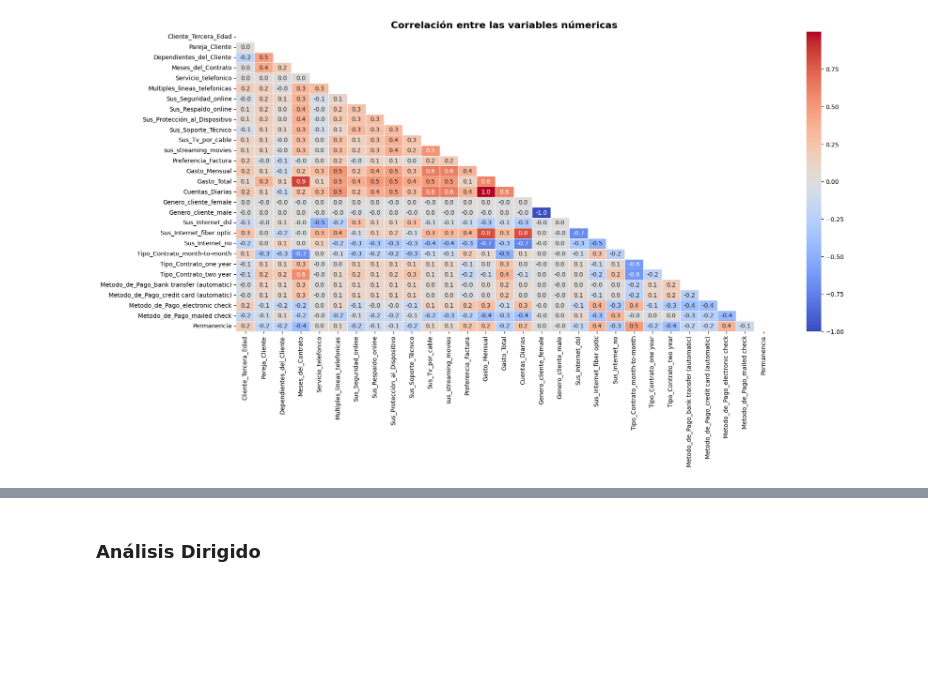
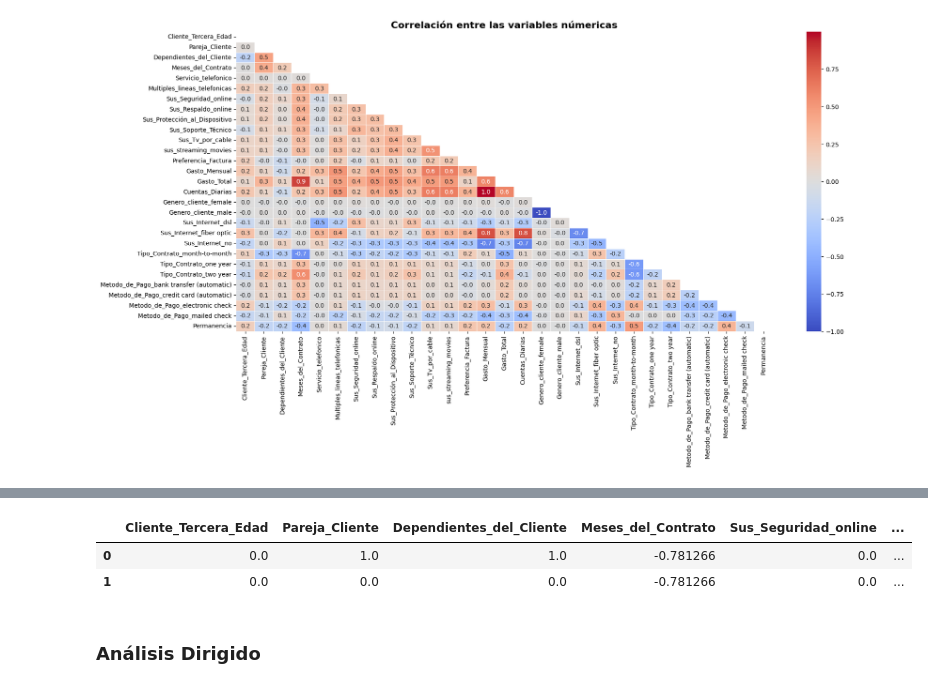
Before and after one commit to CarloR04/Challenge-Telcom_X_2, a Jupyter notebook: Telcom_X_part_2.ipynb, the cells around one changed output, grey strips where cells are left out. Cells and saved outputs as stored; diff of their text form; code cells hidden in the pictures; blank space fills up the shorter version.

```diff
--- a/Telcom_X_part_2.ipynb
+++ b/Telcom_X_part_2.ipynb
@@ -279,0 +310,15 @@ Name: Permanencia, dtype: float64
+# %%
+columnas_remover = [
+    'Genero_cliente_male',
+    'Genero_cliente_female',
+    'Servicio_telefonico',
+    'Multiples_lineas_telefonicas',
+    'Gasto_Total'
+]
+
+datos_tratados = datos.copy()
+
+# Eliminar las columnas identificadas
+datos_tratados = datos_tratados.drop(columns=columnas_remover)
+
+datos_tratados.columns
@@ -280,2 +338,8 @@ Name: Permanencia, dtype: float64
+# %%
+datos_tratados.head(2)
+# %% [output]
+|  | Cliente_Tercera_Edad | Pareja_Cliente | Dependientes_del_Cliente | Meses_del_Contrato | Sus_Seguridad_online | ... |
+| 0 | 0.0 | 1.0 | 1.0 | -0.781266 | 0.0 | ... |
+| 1 | 0.0 | 0.0 | 0.0 | -0.781266 | 0.0 | ... |
 # %% [markdown]
 ### **Análisis Dirigido**
```
Also changed, not shown: parts of 8 cells of this notebook.
